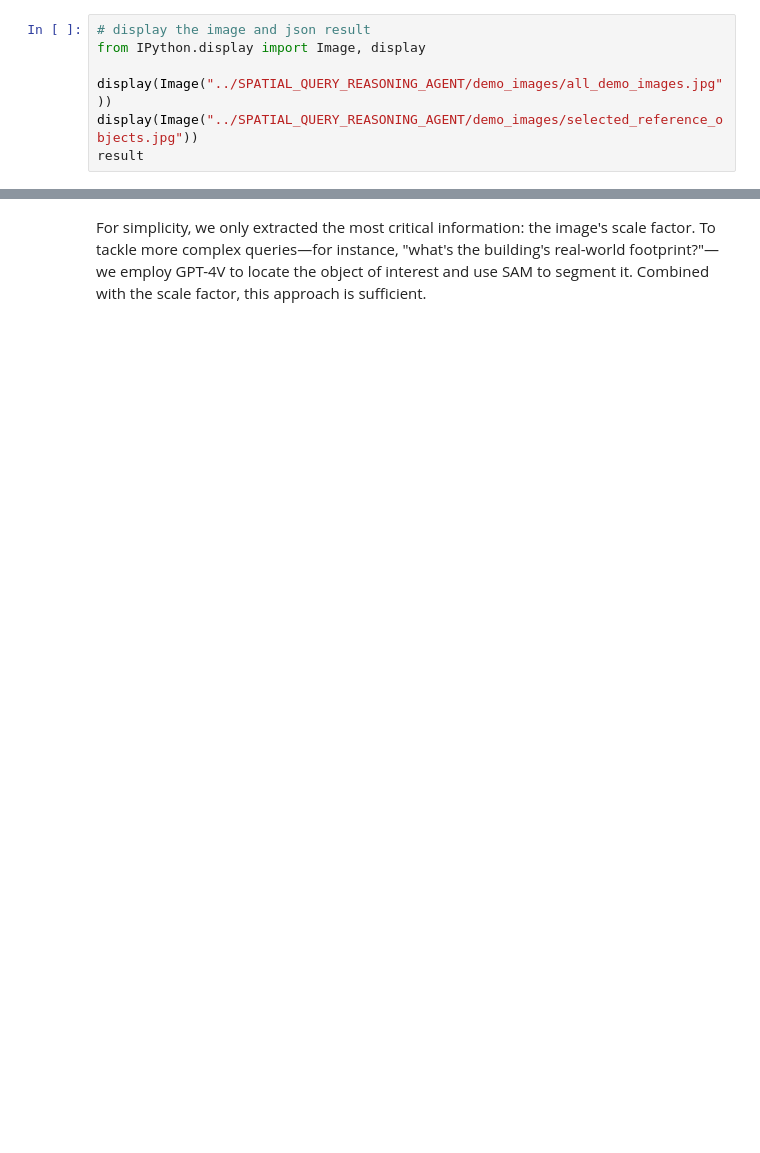
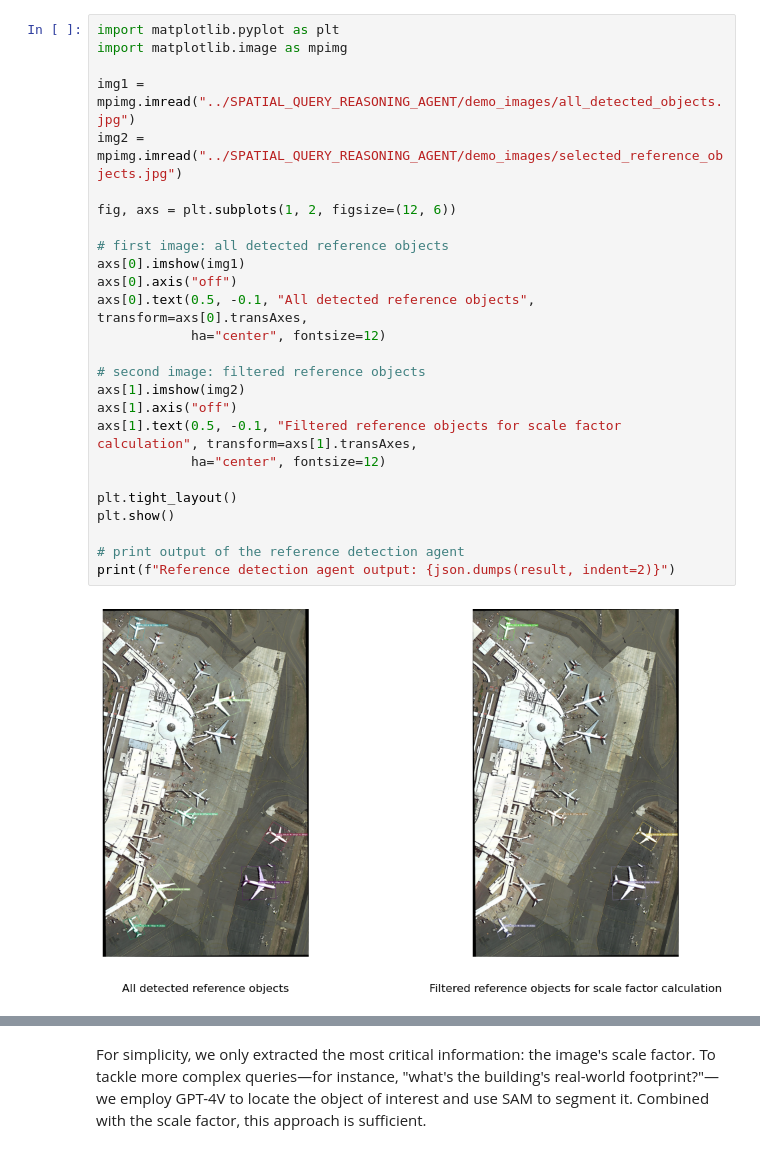
Before and after one commit to JasperWANG-911/spatial_query_reasoning_agent, a Jupyter notebook: demo.ipynb, the cells around one changed output, grey strips where cells are left out. Saved outputs shown, nothing was run; the diff lists cells and outputs as text; blank space fills up the shorter version.

Commit message:
demo completed

```diff
--- a/demo.ipynb
+++ b/demo.ipynb
@@ -43,7 +38,28 @@ Image description: The image depicts an aerial view of an airport terminal with
-# %%
-# display the image and json result
-from IPython.display import Image, display
-
-display(Image("../SPATIAL_QUERY_REASONING_AGENT/demo_images/all_demo_images.jpg"))
-display(Image("../SPATIAL_QUERY_REASONING_AGENT/demo_images/selected_reference_objects.jpg"))
-result
+# %%
+import matplotlib.pyplot as plt
+import matplotlib.image as mpimg
+
+img1 = mpimg.imread("../SPATIAL_QUERY_REASONING_AGENT/demo_images/all_detected_objects.jpg")
+img2 = mpimg.imread("../SPATIAL_QUERY_REASONING_AGENT/demo_images/selected_reference_objects.jpg")
+
+fig, axs = plt.subplots(1, 2, figsize=(12, 6))
+
+# first image: all detected reference objects
+axs[0].imshow(img1)
+axs[0].axis("off")
+axs[0].text(0.5, -0.1, "All detected reference objects", transform=axs[0].transAxes,
+            ha="center", fontsize=12)
+
+# second image: filtered reference objects
+axs[1].imshow(img2)
+axs[1].axis("off")
+axs[1].text(0.5, -0.1, "Filtered reference objects for scale factor calculation", transform=axs[1].transAxes,
+            ha="center", fontsize=12)
+
+plt.tight_layout()
+plt.show()
+
+# print output of the reference detection agent
+print(f"Reference detection agent output: {json.dumps(result, indent=2)}")
+# %% [output]
+[figure, added]
```
Also changed, not shown: parts of 6 cells of this notebook, 5 other files.
